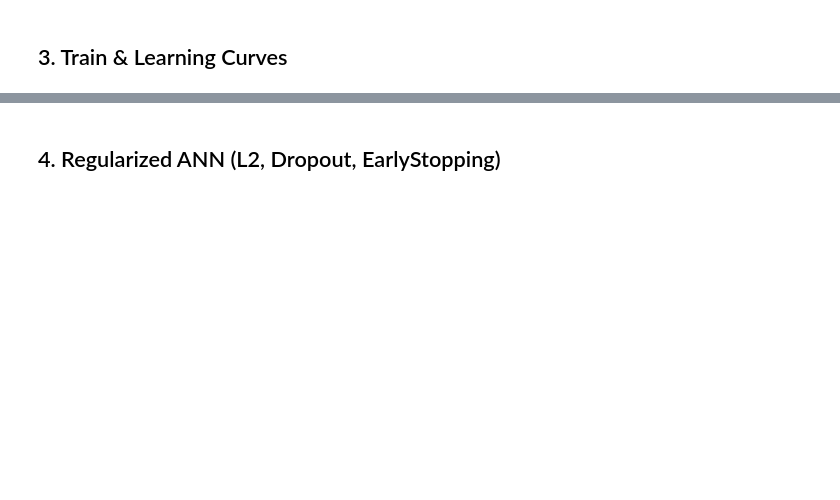
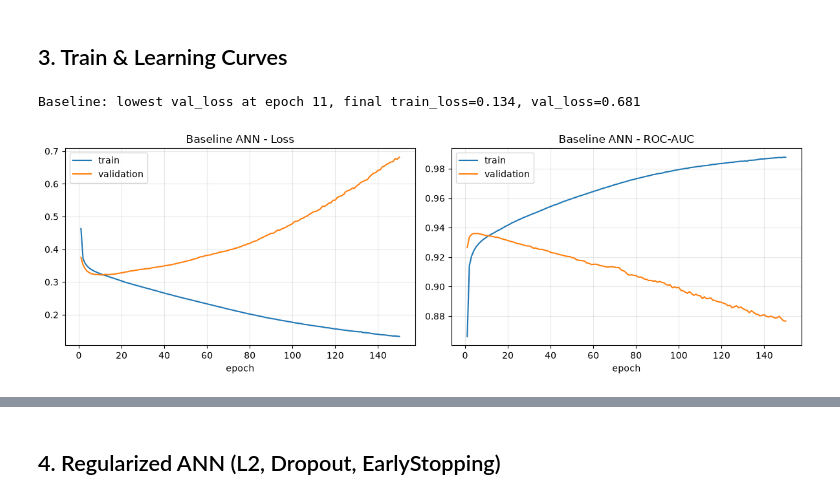
Before and after one commit to Ahmed-log11/Deep_Learning_Project, a Jupyter notebook: notebooks/dev/02_model_regularization.ipynb, the cells around one changed output, grey strips where cells are left out. Saved outputs shown, nothing was run; the diff lists cells and outputs as text; code cells hidden in the pictures; blank space fills up the shorter version.

Commit message:
Model design and regularization (notebook 02)

```diff
--- a/notebooks/dev/02_model_regularization.ipynb
+++ b/notebooks/dev/02_model_regularization.ipynb
@@ -43,0 +42,20 @@ def load_splits():
+# %%
+import json
+import matplotlib.pyplot as plt
+from tensorflow import keras
+from tensorflow.keras import layers, regularizers
+from sklearn.metrics import precision_score, recall_score, f1_score, roc_auc_score, accuracy_score
+
+X_train, X_val, X_test, y_train, y_val, y_test = load_splits()
+
+# Class weights computed in notebook 01 (claims are the minority class, ~31%)
+with open(f"{PROCESSED_DIR}/class_weights.json") as f:
+    CLASS_WEIGHT = {int(k): v for k, v in json.load(f).items()}
+
+N_FEATURES = X_train.shape[1]
+print("Train:", X_train.shape, "| Val:", X_val.shape, "| Test:", X_test.shape)
+print("Claim rate  train=%.3f  val=%.3f" % (y_train.mean(), y_val.mean()))
+print("Class weights:", CLASS_WEIGHT)
+
+# NOTE: the test set is NOT used in this notebook. It is reserved for final
+# evaluation in notebook 03. All comparisons below use the validation set.
@@ -44,2 +127,34 @@ def load_splits():
 # %% [markdown]
 ## 3. Train & Learning Curves
+# %%
+def train(model, callbacks=None, epochs=EPOCHS):
+    return model.fit(
+        X_train, y_train,
+        validation_data=(X_val, y_val),
+        epochs=epochs, batch_size=BATCH_SIZE,
+        class_weight=CLASS_WEIGHT,   # counter the class imbalance
+        callbacks=callbacks or [], verbose=0,
+    )
+
+def plot_curves(history, title, ax_pair, stop_epoch=None):
+    h = history.history
+    ep = range(1, len(h["loss"]) + 1)
+    for ax, metric, label in [(ax_pair[0], "loss", "Loss"), (ax_pair[1], "auc", "ROC-AUC")]:
+        ax.plot(ep, h[metric], label="train")
+        ax.plot(ep, h[f"val_{metric}"], label="validation")
+        if stop_epoch:
+            ax.axvline(stop_epoch, color="gray", ls="--", lw=1, label=f"best epoch ({stop_epoch})")
+        ax.set_title(f"{title} - {label}"); ax.set_xlabel("epoch"); ax.legend(); ax.grid(alpha=.3)
+
+hist_base = train(baseline)
+
+best_ep = int(np.argmin(hist_base.history["val_loss"])) + 1
+print(f"Baseline: lowest val_loss at epoch {best_ep}, "
+      f"final train_loss={hist_base.history['loss'][-1]:.3f}, val_loss={hist_base.history['val_loss'][-1]:.3f}")
+
+fig_base, axes = plt.subplots(1, 2, figsize=(12, 4))
+plot_curves(hist_base, "Baseline ANN", axes)
+plt.tight_layout(); plt.show()
+# %% [output]
+Baseline: lowest val_loss at epoch 11, final train_loss=0.134, val_loss=0.681
+[figure, added]
```
Also changed, not shown: parts of 9 cells of this notebook, 7 other files.
